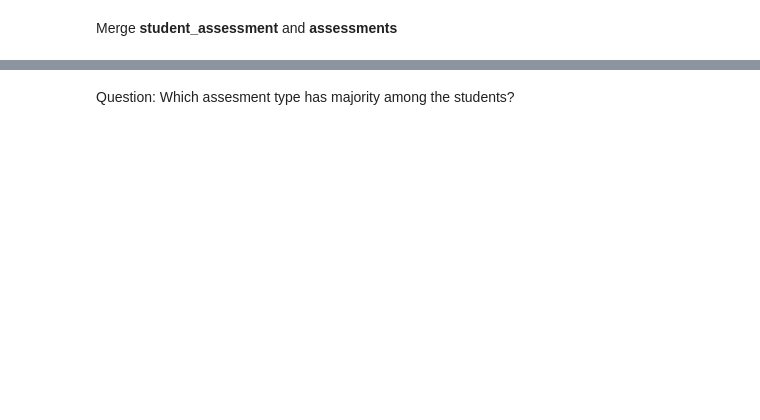
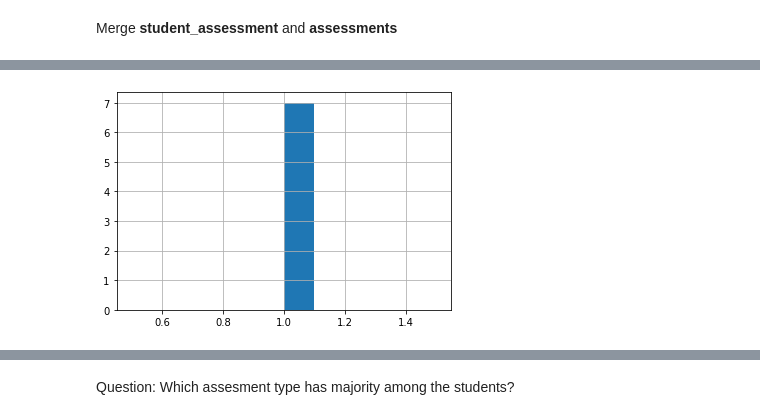
Before and after one commit to rayansami/behaviour-analysis, a Jupyter notebook: Analyzing_Open_University_Learning_Analytics_Dataset.ipynb, the cells around one changed output, grey strips where cells are left out. Drawn from its saved outputs; the diff is of its cells as text; code cells hidden in the pictures; blank space fills up the shorter version.

```diff
--- a/Analyzing_Open_University_Learning_Analytics_Dataset.ipynb
+++ b/Analyzing_Open_University_Learning_Analytics_Dataset.ipynb
@@ -439,0 +479,4 @@ student_assessment_merge.head()
+# %%
+student_assessment_merge.code_module.groupby(student_assessment_merge.code_module).nunique().hist();
+# %% [output]
+[figure, added]
```
Also changed, not shown: parts of 12 cells of this notebook.
